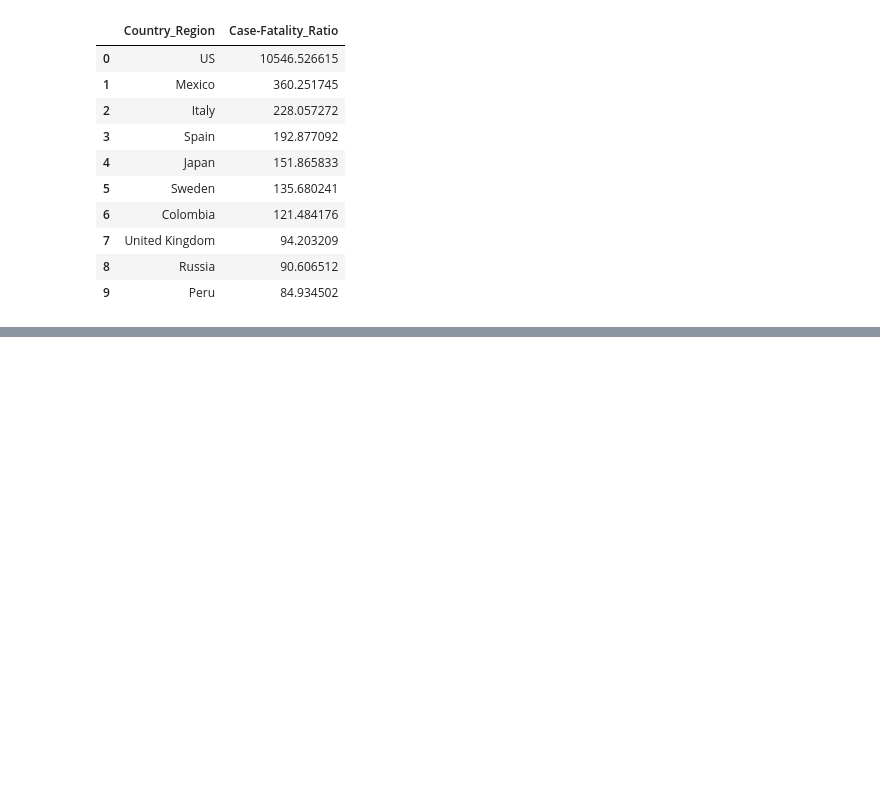
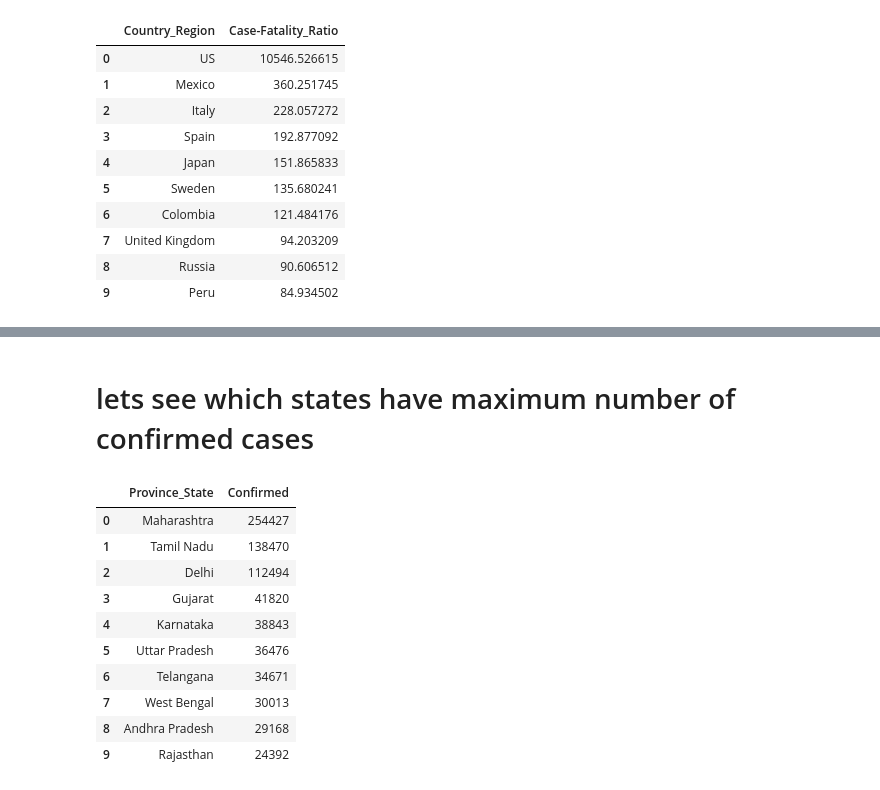
Before and after one commit to fakhruddin2012/Covid-19-Analysis, a Jupyter notebook: Covid Analysis.ipynb, the cells around one changed output, grey strips where cells are left out. Cells and saved outputs as stored; diff of their text form; code cells hidden in the pictures; blank space fills up the shorter version.

```diff
--- a/Covid Analysis.ipynb
+++ b/Covid Analysis.ipynb
@@ -470,0 +486,18 @@ fig.show()
+# %% [markdown]
+# lets see which states have maximum number of confirmed cases
+# %%
+con_in=india.groupby('Province_State')['Confirmed'].sum().sort_values(ascending=False)[:10].to_frame()
+con_in=con_in.reset_index()
+con_in
+# %% [output]
+|  | Province_State | Confirmed |
+| 0 | Maharashtra | 254427 |
+| 1 | Tamil Nadu | 138470 |
+| 2 | Delhi | 112494 |
+| 3 | Gujarat | 41820 |
+| 4 | Karnataka | 38843 |
+| 5 | Uttar Pradesh | 36476 |
+| 6 | Telangana | 34671 |
+| 7 | West Bengal | 30013 |
+| 8 | Andhra Pradesh | 29168 |
+| 9 | Rajasthan | 24392 |
```
Also changed, not shown: parts of 4 cells of this notebook.
